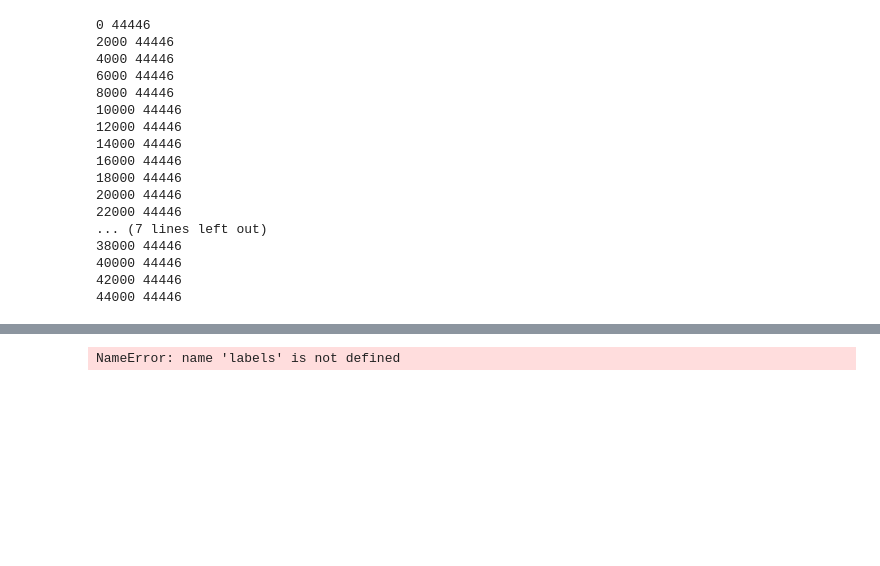
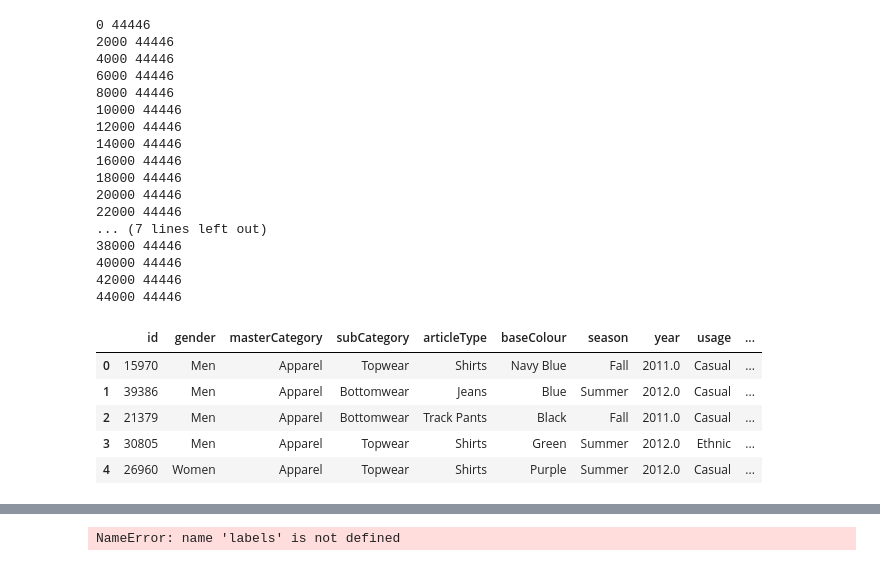
Before and after one commit to kellystroh/Inventory-Image-Classification, a Jupyter notebook: EDA.ipynb, the cells around one changed output, grey strips where cells are left out. Cells and saved outputs as stored; diff of their text form; code cells hidden in the pictures; blank space fills up the shorter version.

Commit message:
updated load and EDA with new dataset, removed excessively small subcats and article types\

```diff
--- a/EDA.ipynb
+++ b/EDA.ipynb
@@ -57,6 +57,14 @@ from matplotlib import pyplot as plt
 import imageio
 # %%
 df = pd.read_csv('data/full_labels_df.csv')
+df.head()
+# %% [output]
+|  | id | gender | masterCategory | subCategory | articleType | baseColour | season | year | usage | ... |
+| 0 | 15970 | Men | Apparel | Topwear | Shirts | Navy Blue | Fall | 2011.0 | Casual | ... |
+| 1 | 39386 | Men | Apparel | Bottomwear | Jeans | Blue | Summer | 2012.0 | Casual | ... |
+| 2 | 21379 | Men | Apparel | Bottomwear | Track Pants | Black | Fall | 2011.0 | Casual | ... |
+| 3 | 30805 | Men | Apparel | Topwear | Shirts | Green | Summer | 2012.0 | Ethnic | ... |
+| 4 | 26960 | Women | Apparel | Topwear | Shirts | Purple | Summer | 2012.0 | Casual | ... |
 # %%
 loaded = np.load('data/full_image_arr.npz')
 bw_img = loaded['b']
```
Also changed, not shown: parts of 19 cells of this notebook, 1 other file.
